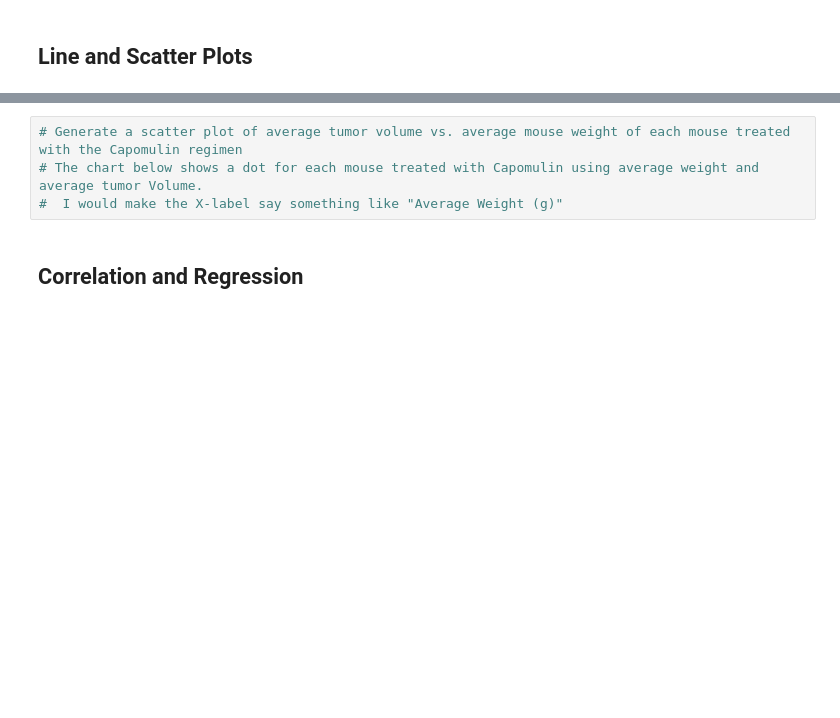
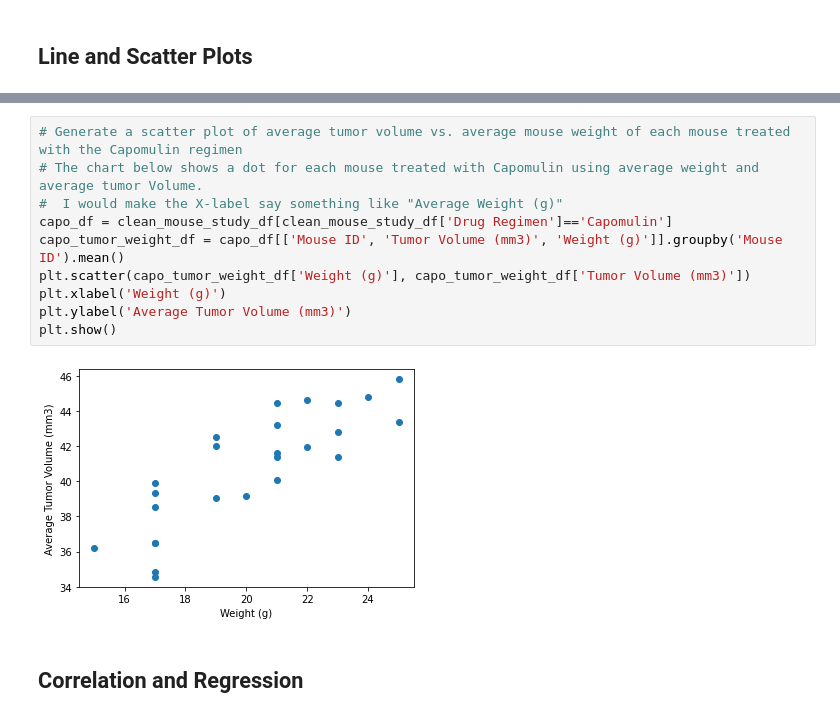
Before and after one commit to rhiana-schafer/matplotlib-challenge, a Jupyter notebook: Pymaceuticals/pymaceuticals_rs.ipynb, the cells around one changed output, grey strips where cells are left out. Drawn from its saved outputs; the diff is of its cells as text; blank space fills up the shorter version.

```diff
--- a/Pymaceuticals/pymaceuticals_rs.ipynb
+++ b/Pymaceuticals/pymaceuticals_rs.ipynb
@@ -213,7 +230,15 @@ plt.show()
 # %%
 # Generate a scatter plot of average tumor volume vs. average mouse weight of each mouse treated with the Capomulin regimen
 # The chart below shows a dot for each mouse treated with Capomulin using average weight and average tumor Volume.
 #  I would make the X-label say something like "Average Weight (g)"
+capo_df = clean_mouse_study_df[clean_mouse_study_df['Drug Regimen']=='Capomulin']
+capo_tumor_weight_df = capo_df[['Mouse ID', 'Tumor Volume (mm3)', 'Weight (g)']].groupby('Mouse ID').mean()
+plt.scatter(capo_tumor_weight_df['Weight (g)'], capo_tumor_weight_df['Tumor Volume (mm3)'])
+plt.xlabel('Weight (g)')
+plt.ylabel('Average Tumor Volume (mm3)')
+plt.show()
+# %% [output]
+[figure, added]
 # %% [markdown]
 ## Correlation and Regression
 # %%
```
Also changed, not shown: parts of 3 cells of this notebook.
